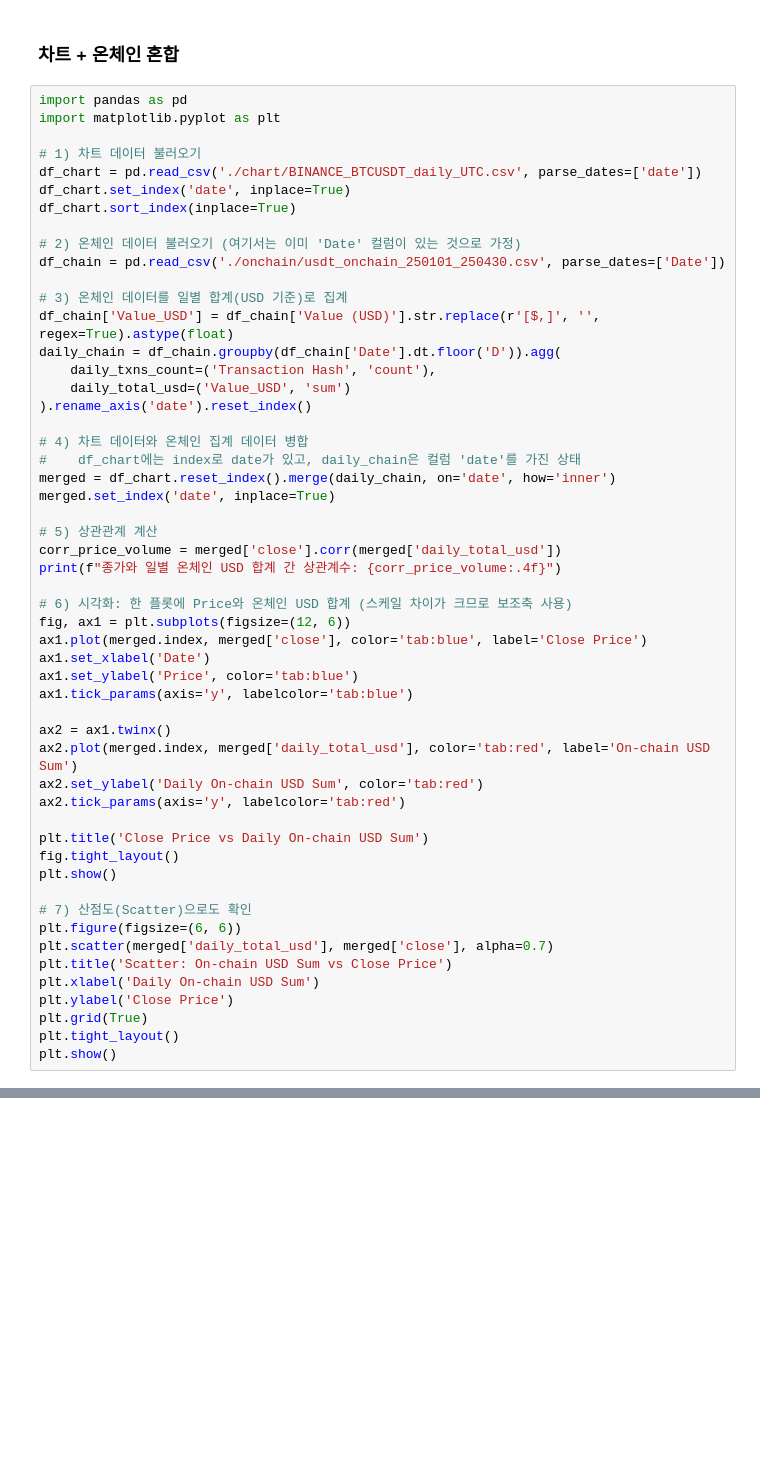
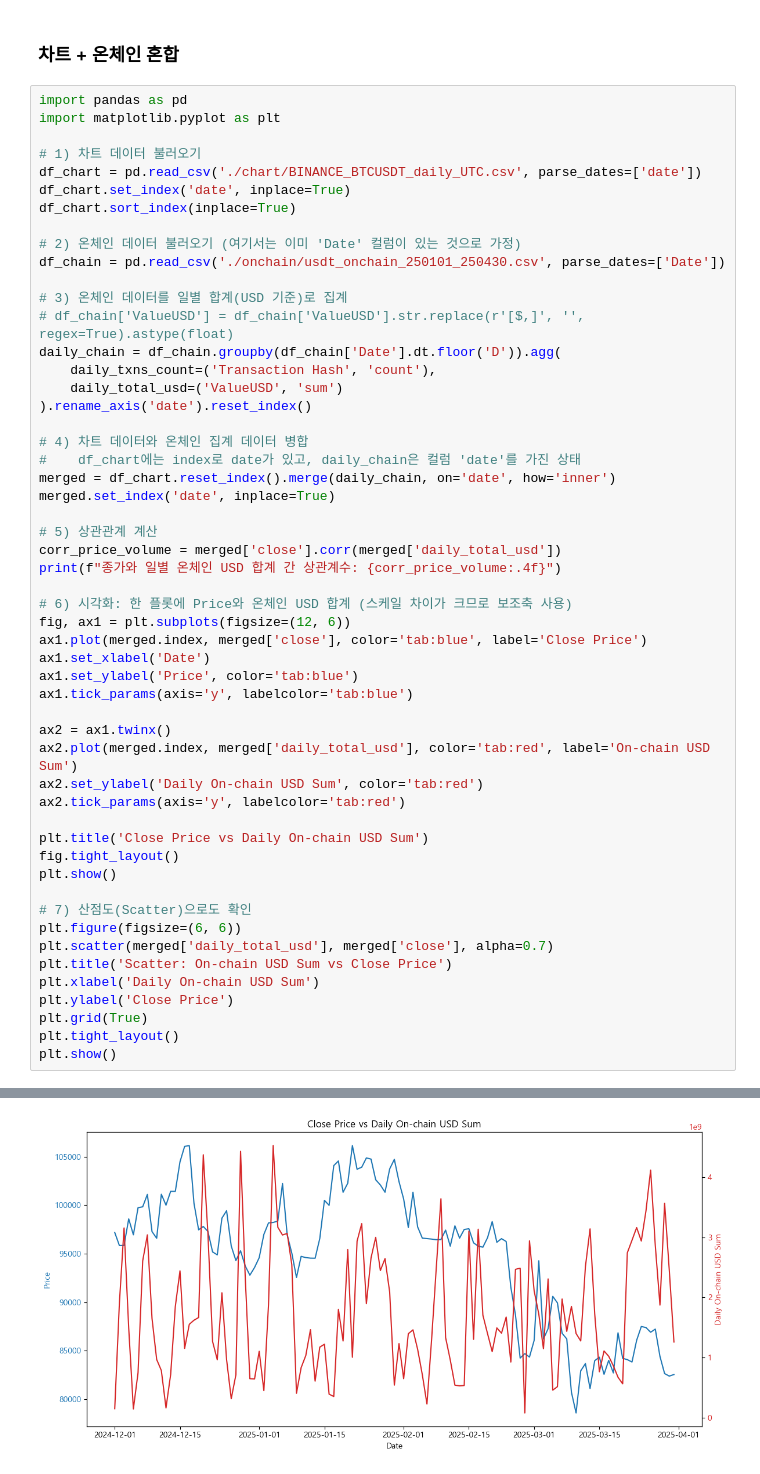
Before and after one commit to Bigdatapro-crypto/crypto, a Jupyter notebook: aasksk.ipynb, the cells around one changed output, grey strips where cells are left out. Cells and saved outputs as stored; diff of their text form; blank space fills up the shorter version.

```diff
--- a/aasksk.ipynb
+++ b/aasksk.ipynb
@@ -103,10 +380,10 @@ df_chart.sort_index(inplace=True)
 df_chain = pd.read_csv('./onchain/usdt_onchain_250101_250430.csv', parse_dates=['Date'])
 
 # 3) 온체인 데이터를 일별 합계(USD 기준)로 집계
-df_chain['Value_USD'] = df_chain['Value (USD)'].str.replace(r'[$,]', '', regex=True).astype(float)
+# df_chain['ValueUSD'] = df_chain['ValueUSD'].str.replace(r'[$,]', '', regex=True).astype(float)
 daily_chain = df_chain.groupby(df_chain['Date'].dt.floor('D')).agg(
     daily_txns_count=('Transaction Hash', 'count'),
-    daily_total_usd=('Value_USD', 'sum')
+    daily_total_usd=('ValueUSD', 'sum')
 ).rename_axis('date').reset_index()
 
 # 4) 차트 데이터와 온체인 집계 데이터 병합
@@ -143,3 +420,4 @@ plt.ylabel('Close Price')
 plt.grid(True)
 plt.tight_layout()
 plt.show()
+# %% [output]
@@ -145,0 +425 @@ plt.show()
+[figure, added]
```
Also changed, not shown: parts of 11 cells of this notebook, 8 other files.
